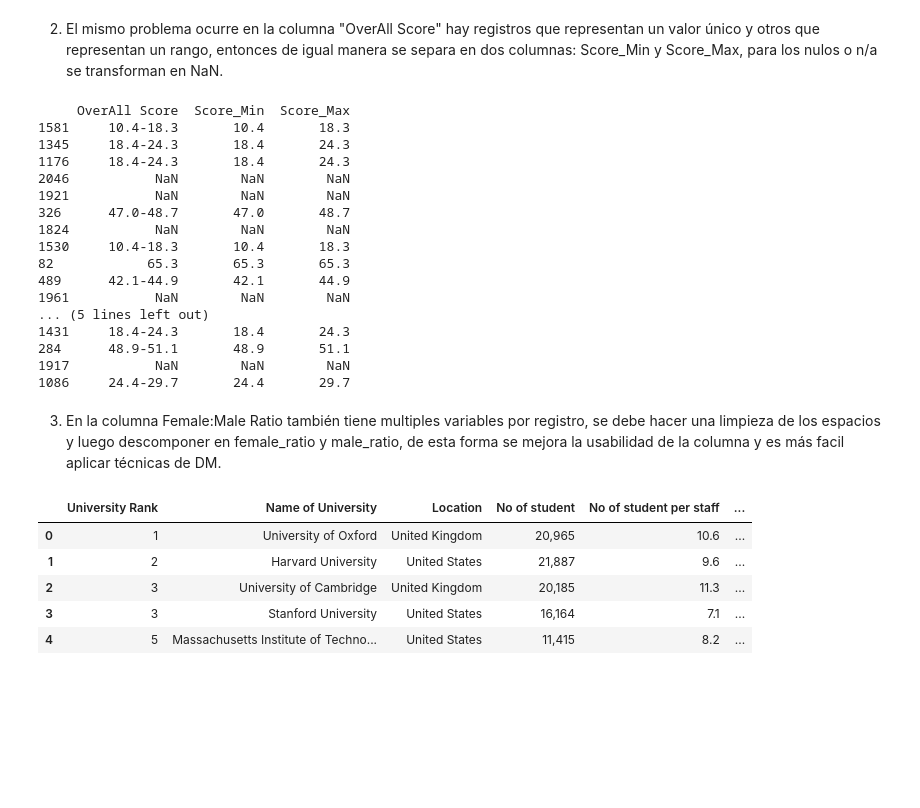
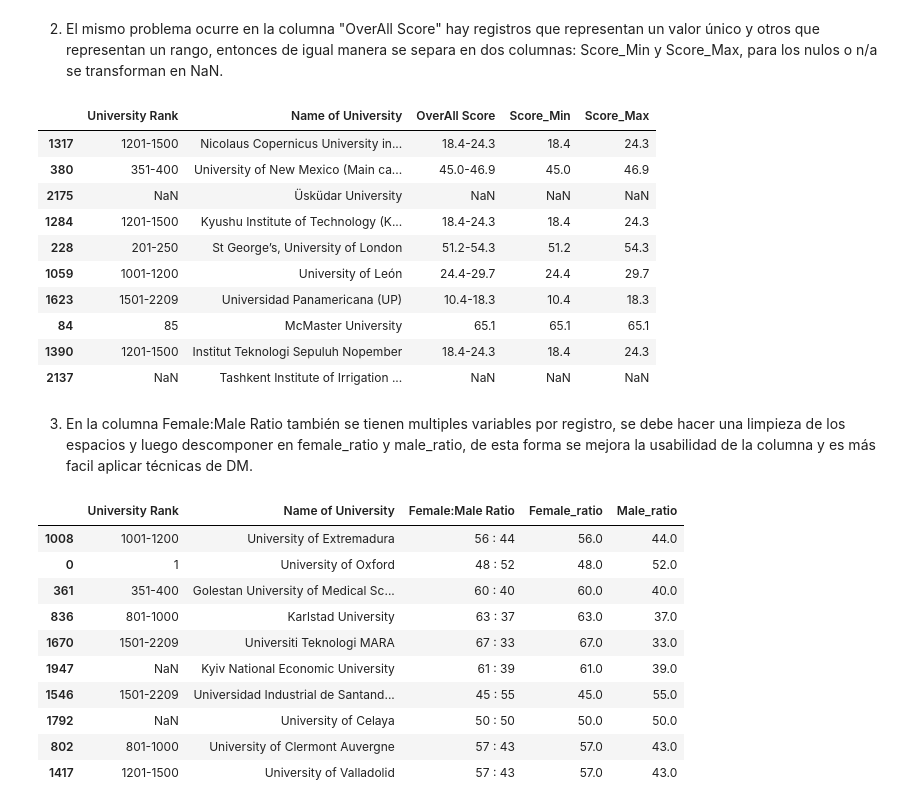
Before and after one commit to oscary31/DM_OscaryArocha, a Jupyter notebook: Asig1/asignacion1.ipynb, the cells around one changed output. Cells and saved outputs as stored; diff of their text form; code cells hidden in the pictures; blank space fills up the shorter version.

```diff
--- a/Asig1/asignacion1.ipynb
+++ b/Asig1/asignacion1.ipynb
@@ -123,9 +130,6 @@ df.sample(5)
 
 2. El mismo problema ocurre en la columna "OverAll Score" hay registros que representan un valor único y otros que representan un rango, entonces de igual manera se separa en dos columnas: Score_Min y Score_Max, para los nulos o n/a se transforman en NaN.
 # %%
-
-# Reemplazar 'n/a' y valores nulos con NaN
-df['OverAll Score'] = df['OverAll Score'].replace(['n/a', 'N/A', '-', ' '], np.nan)
 
 # Normalizar diferentes tipos de guiones
 df['OverAll Score'] = df['OverAll Score'].str.replace('–', '-').str.replace('—', '-')
@@ -140,51 +144,54 @@ df['Score_Max'] = df['Score_Max'].fillna(df['Score_Min'])
 df['Score_Min'] = pd.to_numeric(df['Score_Min'], errors='coerce')
 df['Score_Max'] = pd.to_numeric(df['Score_Max'], errors='coerce')
 
-# Verificar
-print(df[['OverAll Score', 'Score_Min', 'Score_Max']].sample(20))
+
+# Verificar columnas
+df[['University Rank', 'Name of University', 'OverAll Score', 'Score_Min', 'Score_Max']].sample(10)
 # %% [output]
-     OverAll Score  Score_Min  Score_Max
-1581     10.4-18.3       10.4       18.3
-1345     18.4-24.3       18.4       24.3
-1176     18.4-24.3       18.4       24.3
-2046           NaN        NaN        NaN
-1921           NaN        NaN        NaN
-326      47.0-48.7       47.0       48.7
-1824           NaN        NaN        NaN
-1530     10.4-18.3       10.4       18.3
-82            65.3       65.3       65.3
-489      42.1-44.9       42.1       44.9
-1961           NaN        NaN        NaN
-... (5 lines left out)
-1431     18.4-24.3       18.4       24.3
-284      48.9-51.1       48.9       51.1
-1917           NaN        NaN        NaN
-1086     24.4-29.7       24.4       29.7
+|  | University Rank | Name of University | OverAll Score | Score_Min | Score_Max |
+| 1317 | 1201-1500 | Nicolaus Copernicus University in... | 18.4-24.3 | 18.4 | 24.3 |
+| 380 | 351-400 | University of New Mexico (Main ca... | 45.0-46.9 | 45.0 | 46.9 |
+| 2175 | NaN | Üsküdar University | NaN | NaN | NaN |
+| 1284 | 1201-1500 | Kyushu Institute of Technology (K... | 18.4-24.3 | 18.4 | 24.3 |
+| 228 | 201-250 | St George’s, University of London | 51.2-54.3 | 51.2 | 54.3 |
+| 1059 | 1001-1200 | University of León | 24.4-29.7 | 24.4 | 29.7 |
+| 1623 | 1501-2209 | Universidad Panamericana (UP) | 10.4-18.3 | 10.4 | 18.3 |
+| 84 | 85 | McMaster University | 65.1 | 65.1 | 65.1 |
+| 1390 | 1201-1500 | Institut Teknologi Sepuluh Nopember | 18.4-24.3 | 18.4 | 24.3 |
+| 2137 | NaN | Tashkent Institute of Irrigation ... | NaN | NaN | NaN |
 # %% [markdown]
 
-3. En la columna Female:Male Ratio también tiene multiples variables por registro, se debe hacer una limpieza de los espacios y luego descomponer en female_ratio y male_ratio, de esta forma se mejora la usabilidad de la columna y es más facil aplicar técnicas de DM.
+3. En la columna Female:Male Ratio también se tienen multiples variables por registro, se debe hacer una limpieza de los espacios y luego descomponer en female_ratio y male_ratio, de esta forma se mejora la usabilidad de la columna y es más facil aplicar técnicas de DM.
 # %%
-# 1. Dividimos la columna usando el separador ':'
-df_split = df['Female:Male Ratio'].str.split(':', expand=True)
+# Dividr la columna usando el separador ':'
+df[['Female_ratio', 'Male_ratio']] = df['Female:Male Ratio'].str.split(':', expand=True)
 
-# 2. Asignamos los resultados a nuevas columnas en tu DataFrame original
 # Usamos .str.strip() para eliminar los espacios en blanco que sobran
-df['Female_ratio'] = df_split[0].str.strip()
-df['Male_ratio'] = df_split[1].str.strip()
+df['Female_ratio'] = df['Female_ratio'].str.strip()
+df['Male_ratio'] = df['Male_ratio'].str.strip()
 
-# 3. Aseguramos en convertirlos a números
-df['Female_ratio'] = pd.to_numeric(df['Female_ratio'])
-df['Male_ratio'] = pd.to_numeric(df['Male_ratio'])
+# Convertirlos a números
+df['Female_ratio'] = pd.to_numeric(df['Female_ratio'], errors='coerce')
+df['Male_ratio'] = pd.to_numeric(df['Male_ratio'], errors='coerce')
 
-#4. Eliminamos la columna original
-df_new=df.drop(columns=['Female:Male Ratio'])
+# Reordenar columnas
+cols = list(df.columns)
+cols.insert(9, cols.pop(cols.index('Female_ratio')))
+cols.insert(10, cols.pop(cols.index('Male_ratio')))
+df = df[cols]
 
-df_new.head()
+df[['University Rank', 'Name of University', 'Female:Male Ratio','Female_ratio', 'Male_ratio']].sample(10)
+#df.sample(5)
 # %% [output]
-|  | University Rank | Name of University | Location | No of student | No of student per staff | ... |
-| 0 | 1 | University of Oxford | United Kingdom | 20,965 | 10.6 | ... |
-| 1 | 2 | Harvard University | United States | 21,887 | 9.6 | ... |
-| 2 | 3 | University of Cambridge | United Kingdom | 20,185 | 11.3 | ... |
-| 3 | 3 | Stanford University | United States | 16,164 | 7.1 | ... |
-| 4 | 5 | Massachusetts Institute of Techno... | United States | 11,415 | 8.2 | ... |
+|  | University Rank | Name of University | Female:Male Ratio | Female_ratio | Male_ratio |
+| 1008 | 1001-1200 | University of Extremadura | 56 : 44 | 56.0 | 44.0 |
+| 0 | 1 | University of Oxford | 48 : 52 | 48.0 | 52.0 |
+| 361 | 351-400 | Golestan University of Medical Sc... | 60 : 40 | 60.0 | 40.0 |
+| 836 | 801-1000 | Karlstad University | 63 : 37 | 63.0 | 37.0 |
+| 1670 | 1501-2209 | Universiti Teknologi MARA | 67 : 33 | 67.0 | 33.0 |
+| 1947 | NaN | Kyiv National Economic University | 61 : 39 | 61.0 | 39.0 |
+| 1546 | 1501-2209 | Universidad Industrial de Santand... | 45 : 55 | 45.0 | 55.0 |
+| 1792 | NaN | University of Celaya | 50 : 50 | 50.0 | 50.0 |
+| 802 | 801-1000 | University of Clermont Auvergne | 57 : 43 | 57.0 | 43.0 |
+| 1417 | 1201-1500 | University of Valladolid | 57 : 43 | 57.0 | 43.0 |
 # %% [markdown]
```
Also changed, not shown: parts of 15 cells of this notebook.
